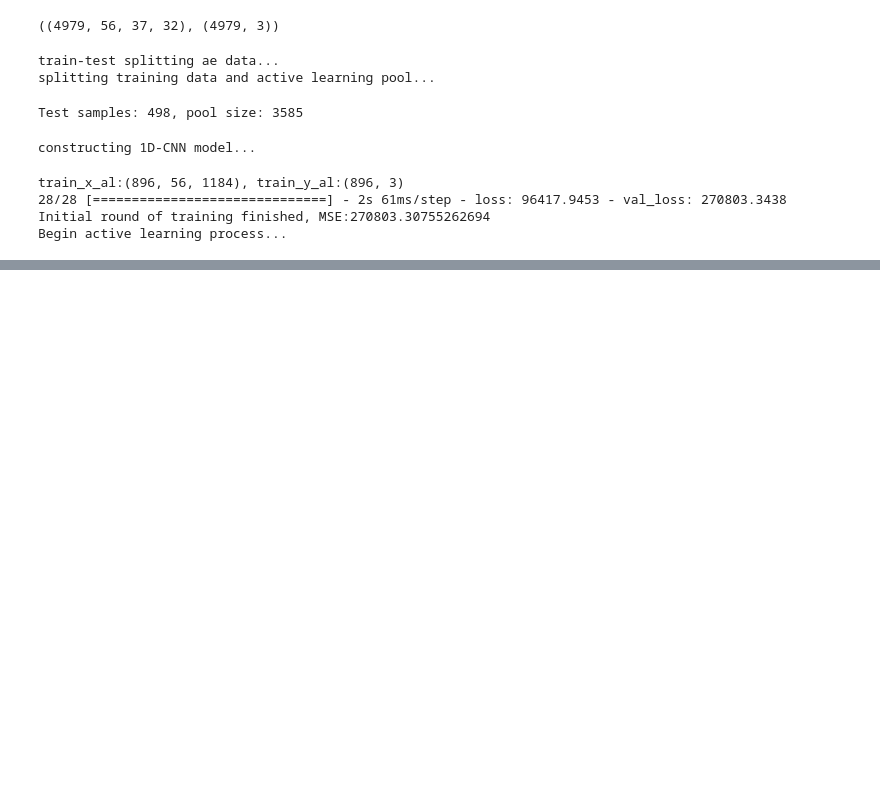
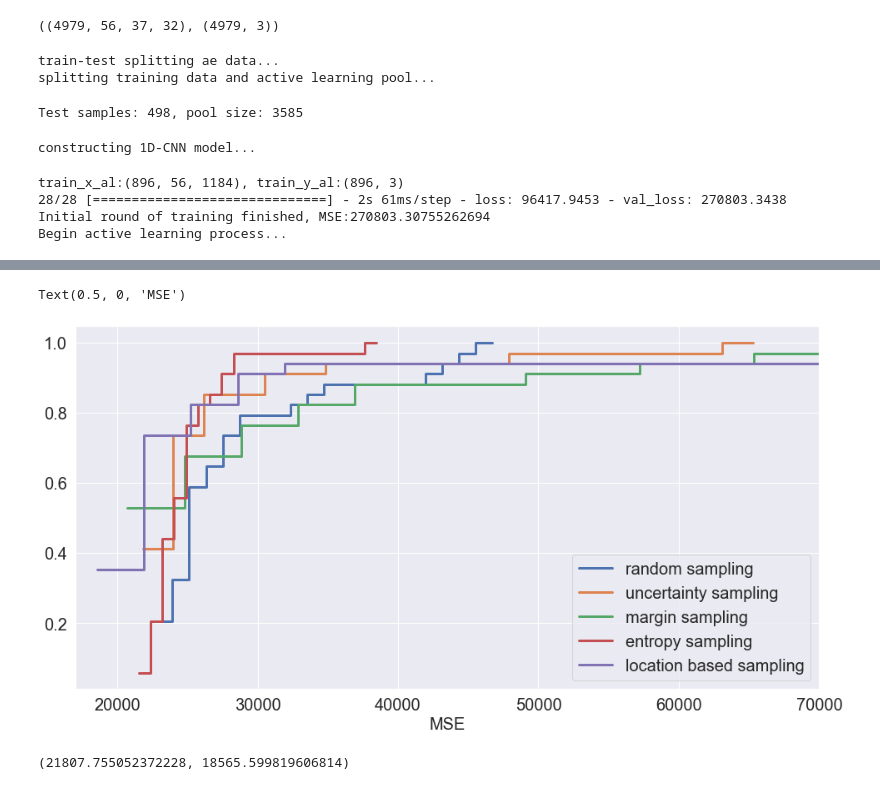
Before and after one commit to telenovelachuan/data_science, a Jupyter notebook: master_project/new_qs.ipynb, the cells around one changed output, grey strips where cells are left out. Drawn from its saved outputs; the diff is of its cells as text; code cells hidden in the pictures; blank space fills up the shorter version.

```diff
--- a/master_project/new_qs.ipynb
+++ b/master_project/new_qs.ipynb
@@ -181,0 +263,32 @@ active learning for 1700 epochs
+# %%
+fig, ax = plt.subplots(figsize=(16, 8))
+font_size = 20
+line_width = 3
+def plot_qs_cdf(qs_name, qs_var):
+    counts, bins = np.histogram(qs_var, bins=20)
+    cdf = np.cumsum(counts)/np.sum(counts)
+
+    plt.plot(
+        np.vstack((bins, np.roll(bins, -1))).T.flatten()[:-2],
+        np.vstack((cdf, cdf)).T.flatten(), label=f"{qs_name} sampling",
+        linewidth=line_width
+    )
+
+plot_qs_cdf("random", mses_random_all)
+plot_qs_cdf("uncertainty", mses_uncertainty_all)
+plot_qs_cdf("margin", mses_margin_all)
+plot_qs_cdf("entropy", mses_entropy_all)
+plot_qs_cdf("location based", mses_lb_all)
+
+plt.xlim(17000, 70000)
+plt.legend(loc="lower right", prop={'size': font_size})
+plt.xticks(fontsize=font_size)
+plt.yticks(fontsize=font_size)
+plt.xlabel("MSE", fontsize=font_size)
+# %% [output]
+Text(0.5, 0, 'MSE')
+[figure, added]
+# %%
+min(mses_uncertainty_all), min(mses_lb_all)
+# %% [output]
+(21807.755052372228, 18565.599819606814)
```
Also changed, not shown: parts of 12 cells of this notebook, 8 other files.
